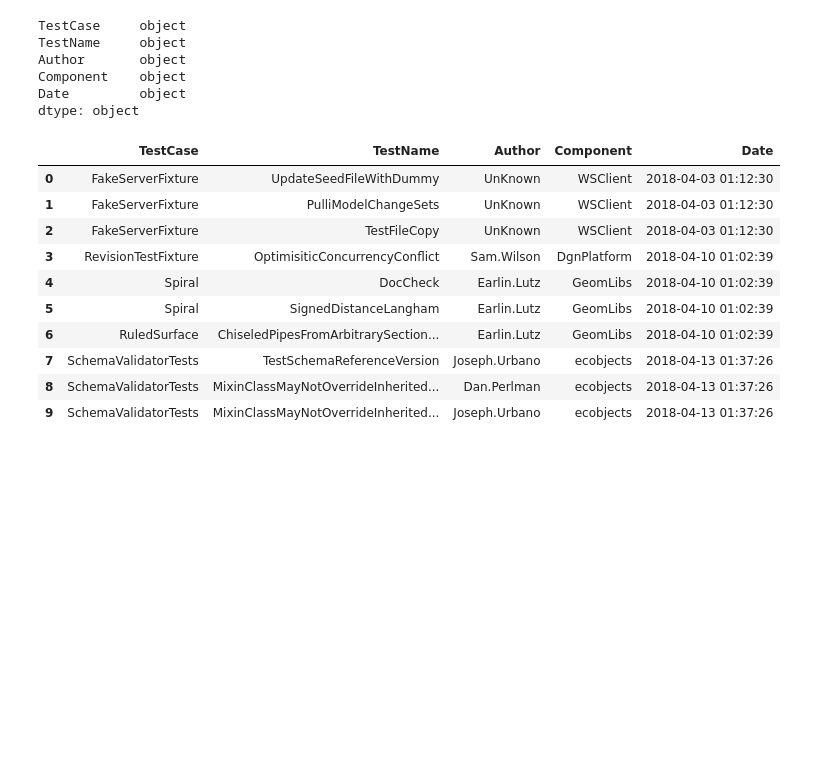
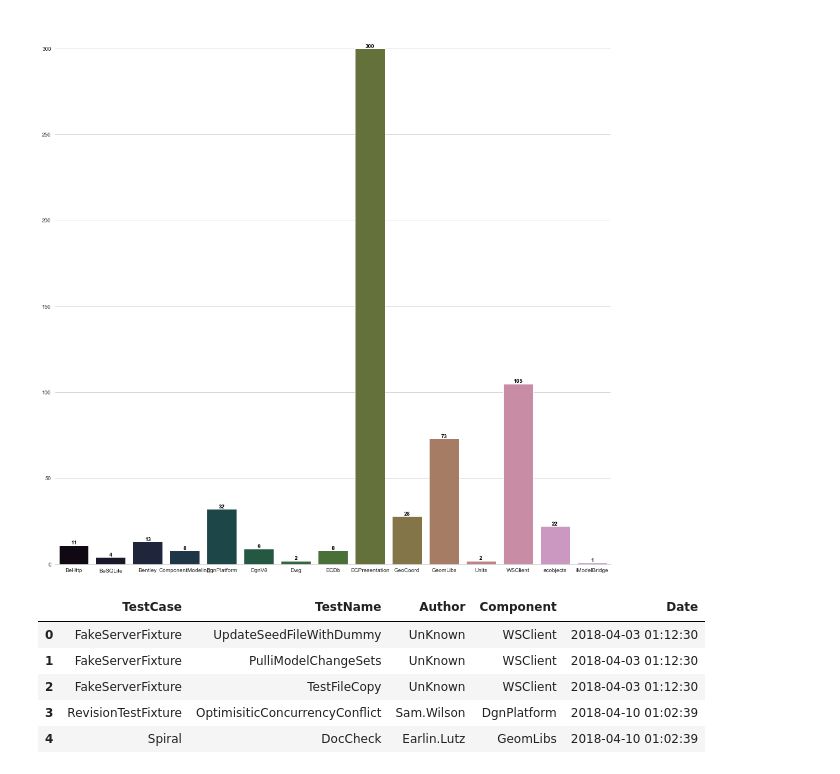
Before and after one commit to firzok/Python-Charting, a Jupyter notebook: Graphs.ipynb, the cells around one changed output. Cells and saved outputs as stored; diff of their text form; code cells hidden in the pictures; blank space fills up the shorter version.

```diff
--- a/Graphs.ipynb
+++ b/Graphs.ipynb
@@ -5,26 +5,31 @@ import numpy as np
 import matplotlib.pyplot as plt
 # %%
 df=pd.read_csv("NewlyAddedTestsReport.csv")
+# %%
+X, Y = np.unique(df.Component, return_counts=True)
+
+size = np.shape(X)[0]
+# %%
+fig = plt.figure(figsize=(size+3,size+3))
+sns.set_style("whitegrid")
+
+colors = sns.color_palette("cubehelix", len(df.Component.unique()) + 5)
+
+for i in range(size):
+    g = sns.barplot(x=X[i:i+1], y=Y[i:i+1], color=colors[i], order = X, url = X[i]+'.svg')
+    g.text(i, Y[i] + 0.5, Y[i], color='black', ha="center", weight="bold")
+
+
+sns.despine(left=True)
+plt.savefig("test1.svg")
+# %% [output]
+[figure, added]
 # %%
-df.dtypes
+df.head()
 # %% [output]
-TestCase     object
-TestName     object
-Author       object
-Component    object
-Date         object
-dtype: object
+|  | TestCase | TestName | Author | Component | Date |
+| 0 | FakeServerFixture | UpdateSeedFileWithDummy | UnKnown | WSClient | 2018-04-03 01:12:30 |
+| 1 | FakeServerFixture | PulliModelChangeSets | UnKnown | WSClient | 2018-04-03 01:12:30 |
+| 2 | FakeServerFixture | TestFileCopy | UnKnown | WSClient | 2018-04-03 01:12:30 |
+| 3 | RevisionTestFixture | OptimisiticConcurrencyConflict | Sam.Wilson | DgnPlatform | 2018-04-10 01:02:39 |
+| 4 | Spiral | DocCheck | Earlin.Lutz | GeomLibs | 2018-04-10 01:02:39 |
-# %%
-df.head(10)
-# %% [output]
-|  | TestCase | TestName | Author | Component | Date |
-| 0 | FakeServerFixture | UpdateSeedFileWithDummy | UnKnown | WSClient | 2018-04-03 01:12:30 |
-| 1 | FakeServerFixture | PulliModelChangeSets | UnKnown | WSClient | 2018-04-03 01:12:30 |
-| 2 | FakeServerFixture | TestFileCopy | UnKnown | WSClient | 2018-04-03 01:12:30 |
-| 3 | RevisionTestFixture | OptimisiticConcurrencyConflict | Sam.Wilson | DgnPlatform | 2018-04-10 01:02:39 |
-| 4 | Spiral | DocCheck | Earlin.Lutz | GeomLibs | 2018-04-10 01:02:39 |
-| 5 | Spiral | SignedDistanceLangham | Earlin.Lutz | GeomLibs | 2018-04-10 01:02:39 |
-| 6 | RuledSurface | ChiseledPipesFromArbitrarySection... | Earlin.Lutz | GeomLibs | 2018-04-10 01:02:39 |
-| 7 | SchemaValidatorTests | TestSchemaReferenceVersion | Joseph.Urbano | ecobjects | 2018-04-13 01:37:26 |
-| 8 | SchemaValidatorTests | MixinClassMayNotOverrideInherited... | Dan.Perlman | ecobjects | 2018-04-13 01:37:26 |
-| 9 | SchemaValidatorTests | MixinClassMayNotOverrideInherited... | Joseph.Urbano | ecobjects | 2018-04-13 01:37:26 |
```
Also changed, not shown: parts of 5 cells of this notebook, 23 other files.
